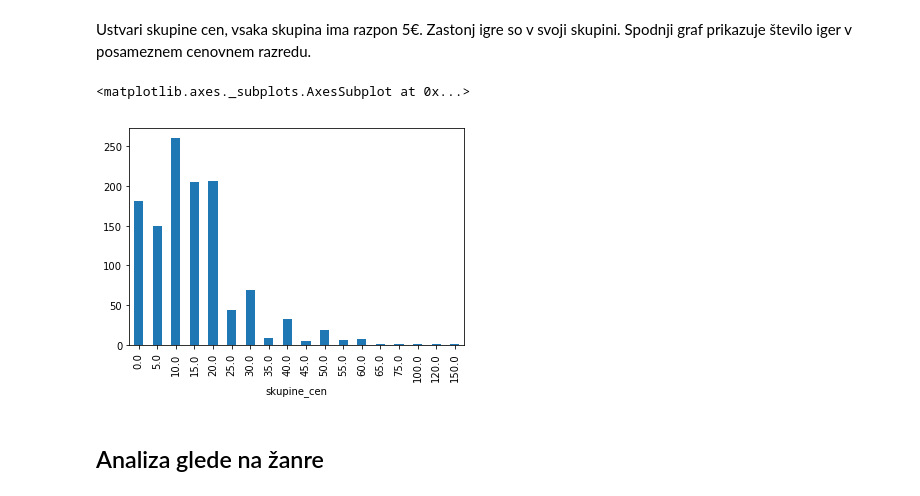
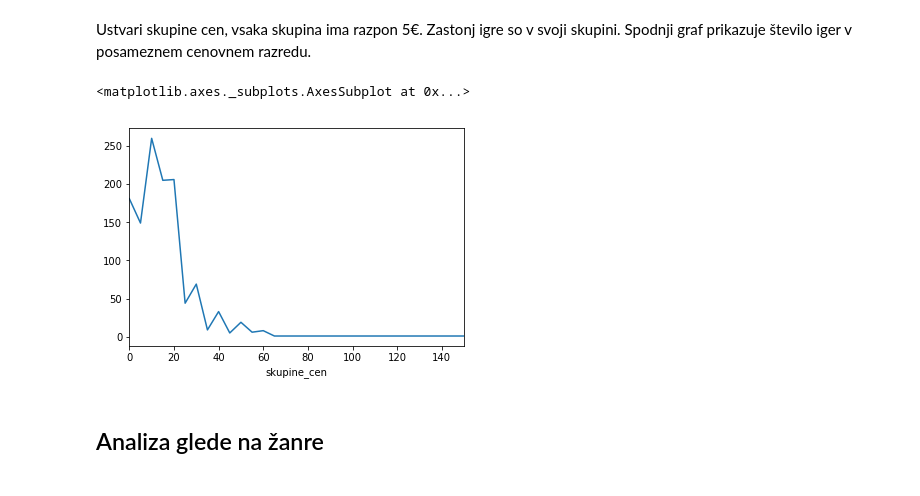
Before and after one commit to gregaSaksida/Steam, a Jupyter notebook: analiza.ipynb, the cells around one changed output. Drawn from its saved outputs; the diff is of its cells as text; code cells hidden in the pictures.

```diff
--- a/analiza.ipynb
+++ b/analiza.ipynb
@@ -38,10 +38,10 @@ igre['skupine_cen'] = 5 * (((igre['cena'] - 1) // 5) + 1)
 Ustvari skupine cen, vsaka skupina ima razpon 5€. Zastonj igre so v svoji skupini.
 Spodnji graf prikazuje število iger v posameznem cenovnem razredu.
 # %%
-igre.groupby('skupine_cen').size().plot.bar()
+igre.groupby('skupine_cen').size().plot.line()
 # %% [output]
 <matplotlib.axes._subplots.AxesSubplot at 0x...>
-[figure, old version]
+[figure, new version]
 # %%
 tabela1 = zanri.join(igre, on='ime')
 tabela2 = kategorije.join(igre, on='ime')
```
Also changed, not shown: parts of 4 cells of this notebook.
